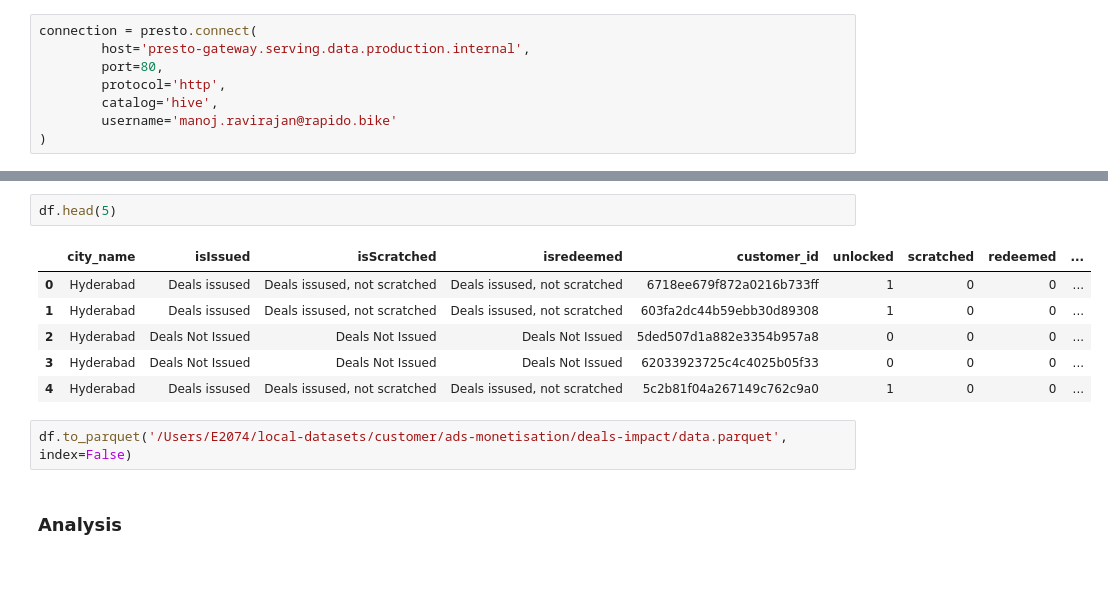
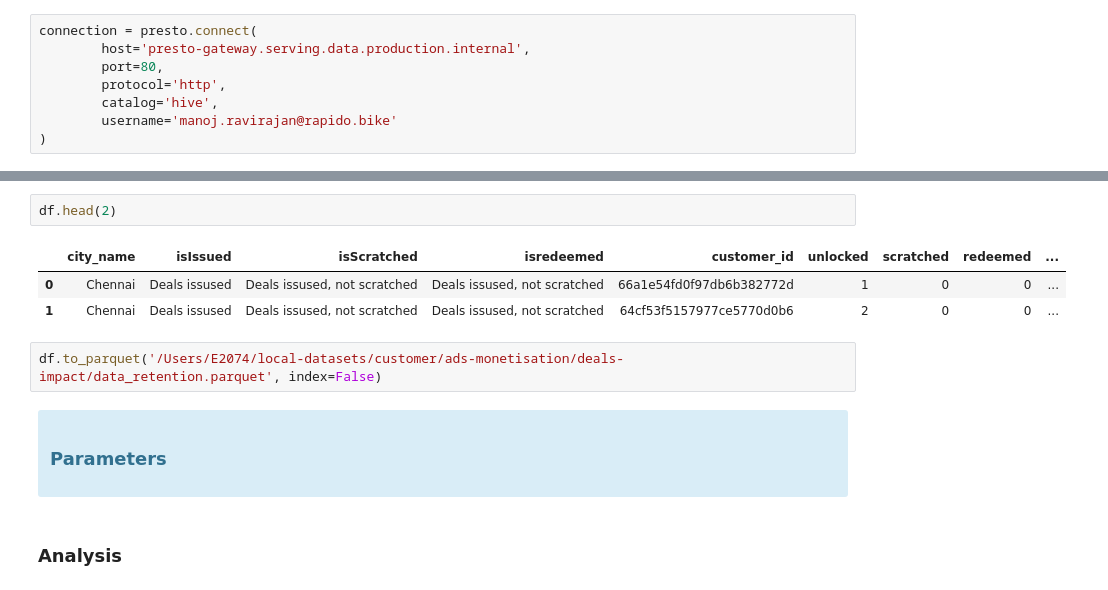
Before and after one commit to Manoj-kumar-ravirajan/analytics, a Jupyter notebook: customer/Ads-Monetisation/deals-impact/deals-impact.ipynb, the cells around one changed output, grey strips where cells are left out. Cells and saved outputs as stored; diff of their text form.

```diff
--- a/customer/Ads-Monetisation/deals-impact/deals-impact.ipynb
+++ b/customer/Ads-Monetisation/deals-impact/deals-impact.ipynb
@@ -214,16 +353,18 @@ query_data = f'''
 
 df = pd.read_sql(query_data, connection)
 # %%
-df.head(5)
+df.head(2)
 # %% [output]
 |  | city_name | isIssued | isScratched | isredeemed | customer_id | unlocked | scratched | redeemed | ... |
-| 0 | Hyderabad | Deals issused | Deals issused, not scratched | Deals issused, not scratched | 6718ee679f872a0216b733ff | 1 | 0 | 0 | ... |
-| 1 | Hyderabad | Deals issused | Deals issused, not scratched | Deals issused, not scratched | 603fa2dc44b59ebb30d89308 | 1 | 0 | 0 | ... |
-| 2 | Hyderabad | Deals Not Issued | Deals Not Issued | Deals Not Issued | 5ded507d1a882e3354b957a8 | 0 | 0 | 0 | ... |
-| 3 | Hyderabad | Deals Not Issued | Deals Not Issued | Deals Not Issued | 62033923725c4c4025b05f33 | 0 | 0 | 0 | ... |
-| 4 | Hyderabad | Deals issused | Deals issused, not scratched | Deals issused, not scratched | 5c2b81f04a267149c762c9a0 | 1 | 0 | 0 | ... |
+| 0 | Chennai | Deals issused | Deals issused, not scratched | Deals issused, not scratched | 66a1e54fd0f97db6b382772d | 1 | 0 | 0 | ... |
+| 1 | Chennai | Deals issused | Deals issused, not scratched | Deals issused, not scratched | 64cf53f5157977ce5770d0b6 | 2 | 0 | 0 | ... |
 # %%
-df.to_parquet('/Users/E2074/local-datasets/customer/ads-monetisation/deals-impact/data.parquet', index=False)
+df.to_parquet('/Users/E2074/local-datasets/customer/ads-monetisation/deals-impact/data_retention.parquet', index=False)
+# %% [markdown]
+<div class="alert alert-block alert-info">
+
+### Parameters
+</div>
 # %% [markdown]
 ### Analysis
 # %%
```
Also changed, not shown: parts of 12 cells of this notebook.
